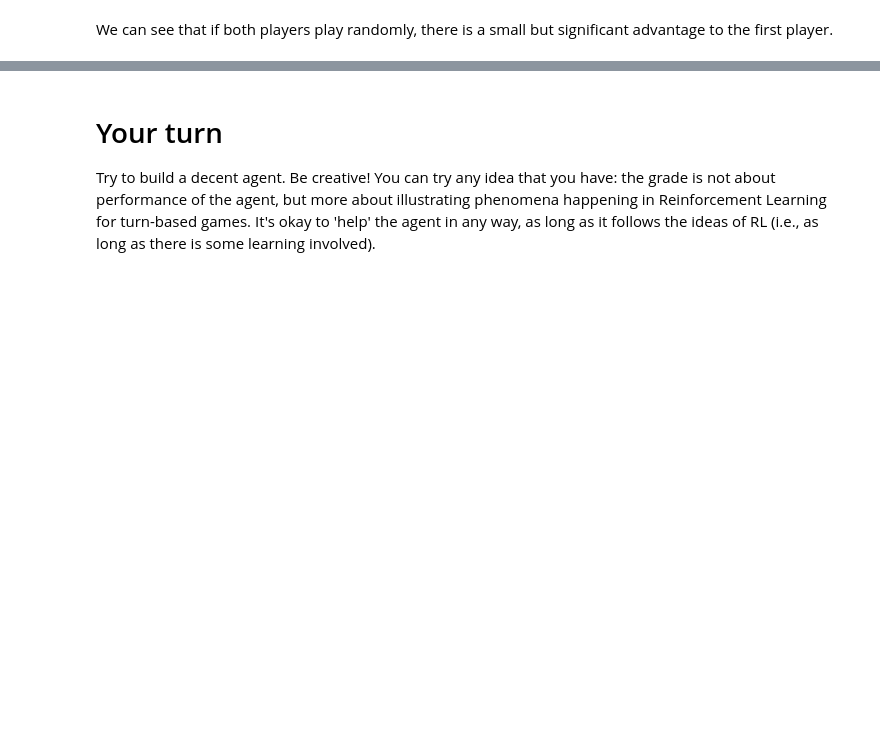
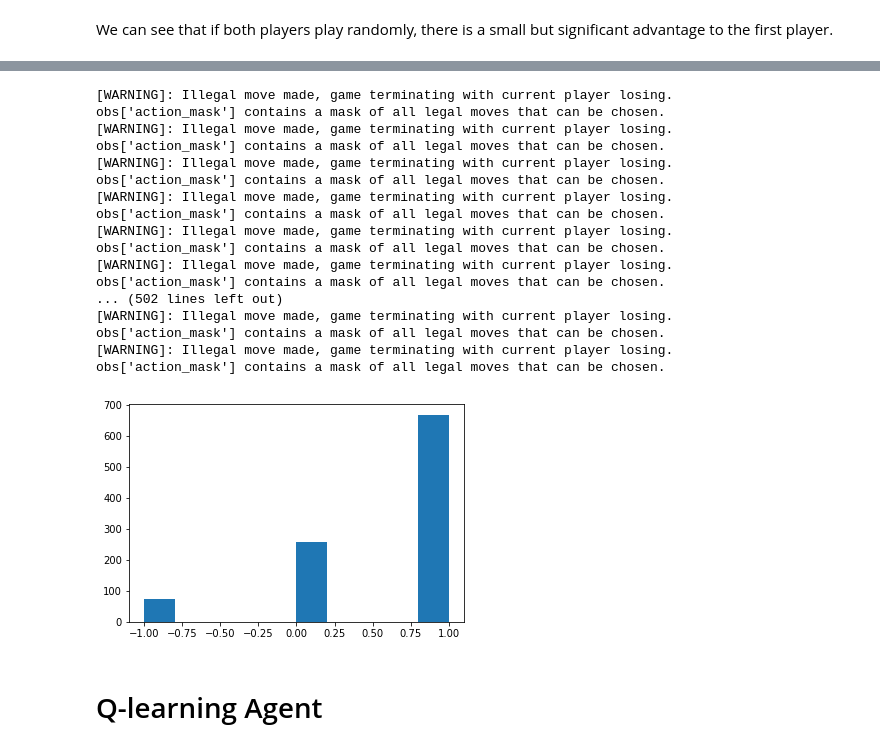
Before and after one commit to faustine-malatray/Puissance_Quatre_RL, a Jupyter notebook: project_starter.ipynb, the cells around one changed output, grey strips where cells are left out. Saved outputs shown, nothing was run; the diff lists cells and outputs as text; code cells hidden in the pictures; blank space fills up the shorter version.

```diff
--- a/project_starter.ipynb
+++ b/project_starter.ipynb
@@ -224,4 +240,24 @@ plt.show()
-# %% [markdown]
-# Your turn
-
-Try to build a decent agent. Be creative! You can try any idea that you have: the grade is not about performance of the agent, but more about illustrating phenomena happening in Reinforcement Learning for turn-based games. It's okay to 'help' the agent in any way, as long as it follows the ideas of RL (i.e., as long as there is some learning involved).
+# %%
+plt.hist(eval_against_policy(env, QLearningAgent(), RandomPlayer(), N_episodes=1000, first_player=False))
+plt.show()
+# %% [output]
+[WARNING]: Illegal move made, game terminating with current player losing.
+obs['action_mask'] contains a mask of all legal moves that can be chosen.
+[WARNING]: Illegal move made, game terminating with current player losing.
+obs['action_mask'] contains a mask of all legal moves that can be chosen.
+[WARNING]: Illegal move made, game terminating with current player losing.
+obs['action_mask'] contains a mask of all legal moves that can be chosen.
+[WARNING]: Illegal move made, game terminating with current player losing.
+obs['action_mask'] contains a mask of all legal moves that can be chosen.
+[WARNING]: Illegal move made, game terminating with current player losing.
+obs['action_mask'] contains a mask of all legal moves that can be chosen.
+[WARNING]: Illegal move made, game terminating with current player losing.
+obs['action_mask'] contains a mask of all legal moves that can be chosen.
+... (502 lines left out)
+[WARNING]: Illegal move made, game terminating with current player losing.
+obs['action_mask'] contains a mask of all legal moves that can be chosen.
+[WARNING]: Illegal move made, game terminating with current player losing.
+obs['action_mask'] contains a mask of all legal moves that can be chosen.
+[figure, added]
+# %% [markdown]
+# Q-learning Agent
```
Also changed, not shown: parts of 13 cells of this notebook.
